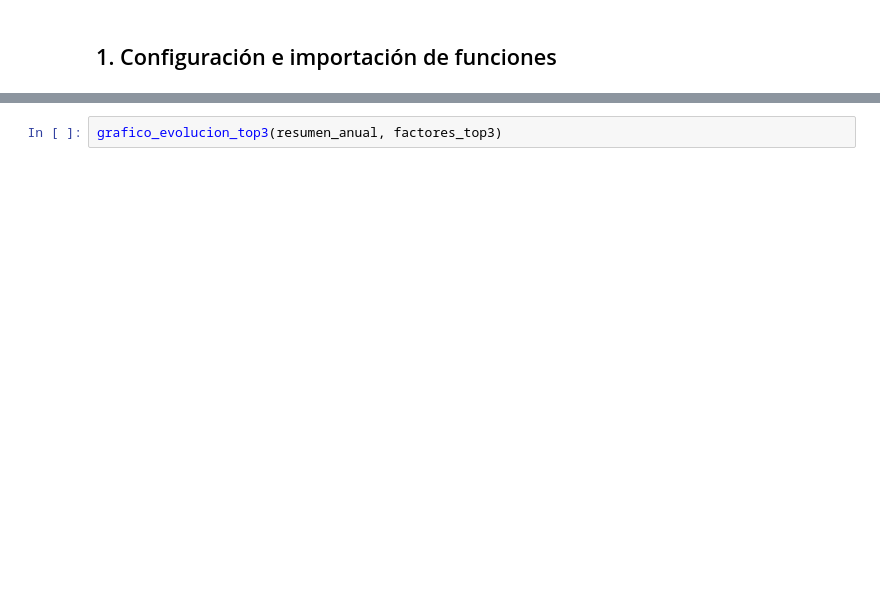
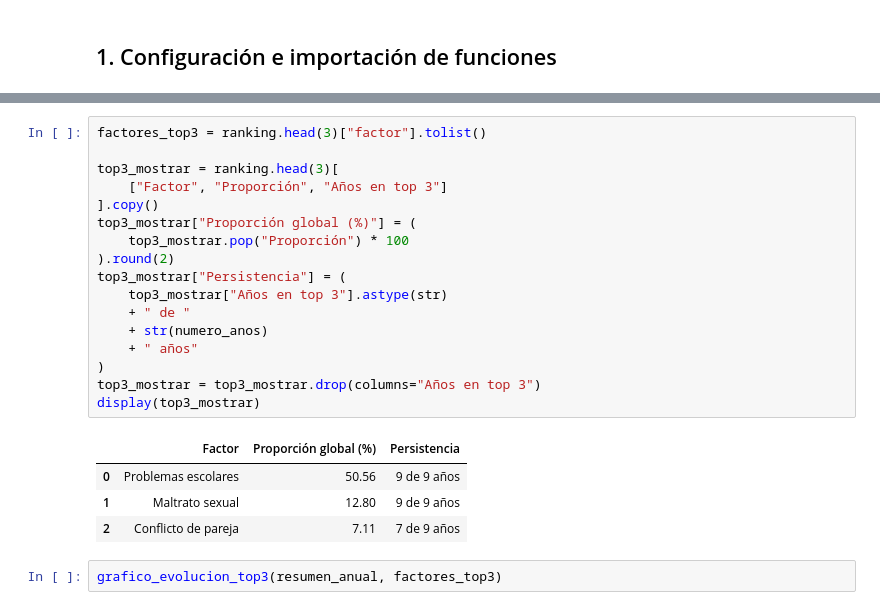
Before and after one commit to Pyate40/proyecto_analitica_datos, a Jupyter notebook: notebooks/analisis_factores_ideacion_suicida.ipynb, the cells around one changed output, grey strips where cells are left out. Saved outputs shown, nothing was run; the diff lists cells and outputs as text; blank space fills up the shorter version.

```diff
--- a/notebooks/analisis_factores_ideacion_suicida.ipynb
+++ b/notebooks/analisis_factores_ideacion_suicida.ipynb
@@ -184,3 +186,25 @@ grafico_ranking_global(ranking)
+# %%
+factores_top3 = ranking.head(3)["factor"].tolist()
+
+top3_mostrar = ranking.head(3)[
+    ["Factor", "Proporción", "Años en top 3"]
+].copy()
+top3_mostrar["Proporción global (%)"] = (
+    top3_mostrar.pop("Proporción") * 100
+).round(2)
+top3_mostrar["Persistencia"] = (
+    top3_mostrar["Años en top 3"].astype(str)
+    + " de "
+    + str(numero_anos)
+    + " años"
+)
+top3_mostrar = top3_mostrar.drop(columns="Años en top 3")
+display(top3_mostrar)
+# %% [output]
+|  | Factor | Proporción global (%) | Persistencia |
+| 0 | Problemas escolares | 50.56 | 9 de 9 años |
+| 1 | Maltrato sexual | 12.80 | 9 de 9 años |
+| 2 | Conflicto de pareja | 7.11 | 7 de 9 años |
 # %%
 grafico_evolucion_top3(resumen_anual, factores_top3)
 # %% [output]
```
Also changed, not shown: parts of 28 cells of this notebook.
